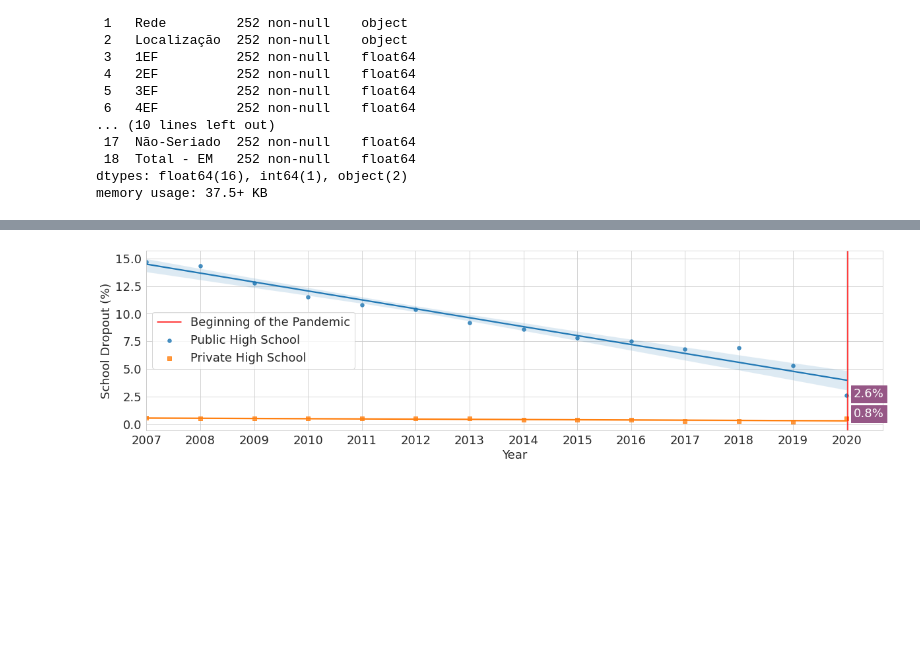
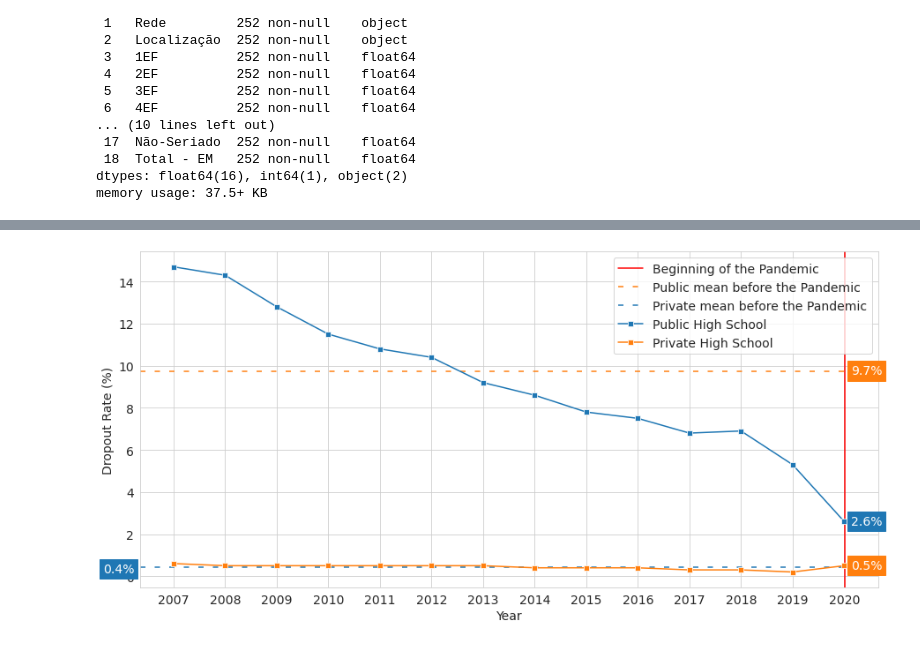
Before and after one commit to aianshay/covid-impacts-on-education, a Jupyter notebook: viz_rq6_rq7.ipynb, the cells around one changed output, grey strips where cells are left out. Saved outputs shown, nothing was run; the diff lists cells and outputs as text; code cells hidden in the pictures; blank space fills up the shorter version.

Commit message:
Add dropoutRQ6 e RQ7

```diff
--- a/viz_rq6_rq7.ipynb
+++ b/viz_rq6_rq7.ipynb
@@ -69,0 +54,5 @@ plt.show()
+# %%
+mean_bp_public_EF = public_EF[:-1].mean()
+mean_bp_public_EM = public_EM[:-1].mean()
+mean_bp_private_EF = private_EF[:-1].mean()
+mean_bp_private_EM = private_EM[:-1].mean()
@@ -70,20 +94,33 @@ plt.show()
 # %%
-plt.figure(figsize=(20,5))
-plt.axvline(x=2020.025, label="Beginning of the Pandemic", color='red', linestyle='-')
+plt.figure(figsize=(15,7))
 sns.set_style("whitegrid")
-ax = sns.regplot(data=final_performance_school_dropout, x=years, y=public_EM, label="Public High School", marker="o", scatter_kws={'s':markersize})
-ax.set(xticks=years)
-sns.regplot(data=final_performance_school_dropout, x=years, y=private_EM, label="Private High School", marker="s", scatter_kws={'s':markersize})
-plt.ylabel("School Dropout (%)")
+
+plt.axvline(x=2020.01, label="Beginning of the Pandemic", color='red', linestyle='-')
+plt.axhline(y=mean_bp_public_EM, color='tab:orange', linestyle='dashed', dashes=(4, 7),
+            label="Public mean before the Pandemic")
+plt.text(2020 + x_shift, mean_bp_public_EM - y_shift, '{:.1f}%'.format(mean_bp_public_EM),
+         color='white').set_backgroundcolor('tab:orange')
+plt.axhline(y=mean_bp_private_EM, color='tab:blue', linestyle='dashed', dashes=(4, 7),
+            label="Private mean before the Pandemic")
+plt.text(2005.5 + x_shift, mean_bp_private_EM - y_shift - 0.1, '{:.1f}%'.format(mean_bp_private_EM),
+         color='white').set_backgroundcolor('tab:blue')
+
+ax_es = sns.lineplot(x=years, y=public_EM, label="Public High School",marker='s')
+ax_es.set(xticks=years)
+
+ax_hs = sns.lineplot(x=years, y=private_EM, label="Private High School",marker='s')
+ax_hs.set(xticks=years)
+
+plt.ylabel("Dropout Rate (%)")
 plt.xlabel("Year")
-y_2020_EM = final_performance_school_dropout.query('Rede == "Pública" and Localização == "Total" and Ano == 2020')['Total - EM'].iloc[0]
-plt.text(2020+x_shift, y_2020_EM-y_shift, '{:.1f}%'.format(y_2020_EM), color='white').set_backgroundcolor('#965786')
-y_2020_EF = final_performance_school_dropout.query('Rede == "Pública" and Localização == "Total" and Ano == 2020')['Total - EF'].iloc[0]
-plt.text(2020+x_shift, y_2020_EF-y_shift, '{:.1f}%'.format(y_2020_EF), color='white').set_backgroundcolor('#965786')
-plt.legend()
-plt.show()
+
+y_2020_public = final_performance_school_dropout.query('Ano == 2020 & Rede == "Pública" & Localização == "Total"')['Total - EM'].iloc[0]
+plt.text(2020 + x_shift, y_2020_public - y_shift, '{:.1f}%'.format(y_2020_public), color='white').set_backgroundcolor('tab:blue')
+
+y_2020_private = final_performance_school_dropout.query('Ano == 2020 & Rede == "Privada" & Localização == "Total"')['Total - EM'].iloc[0]
+plt.text(2020 + x_shift, y_2020_private - y_shift, '{:.1f}%'.format(y_2020_private), color='white').set_backgroundcolor('tab:orange')
 # %% [output]
-[figure, old version]
+[figure, new version]
 # %%
 rural_EF = final_performance_school_dropout.query('Localização == "Rural" and Rede == "Total"')['Total - EF']
 rural_EM = final_performance_school_dropout.query('Localização == "Rural" and Rede == "Total"')['Total - EM']
```
Also changed, not shown: parts of 10 cells of this notebook.
